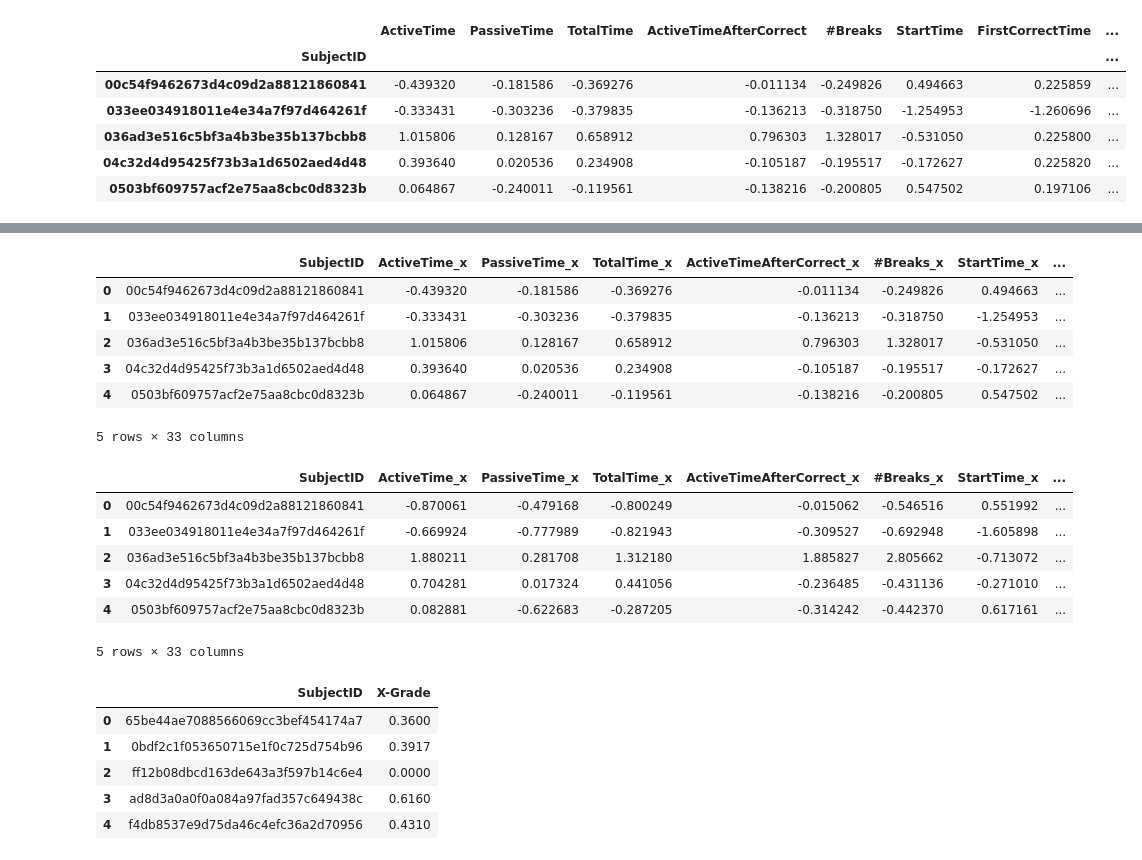
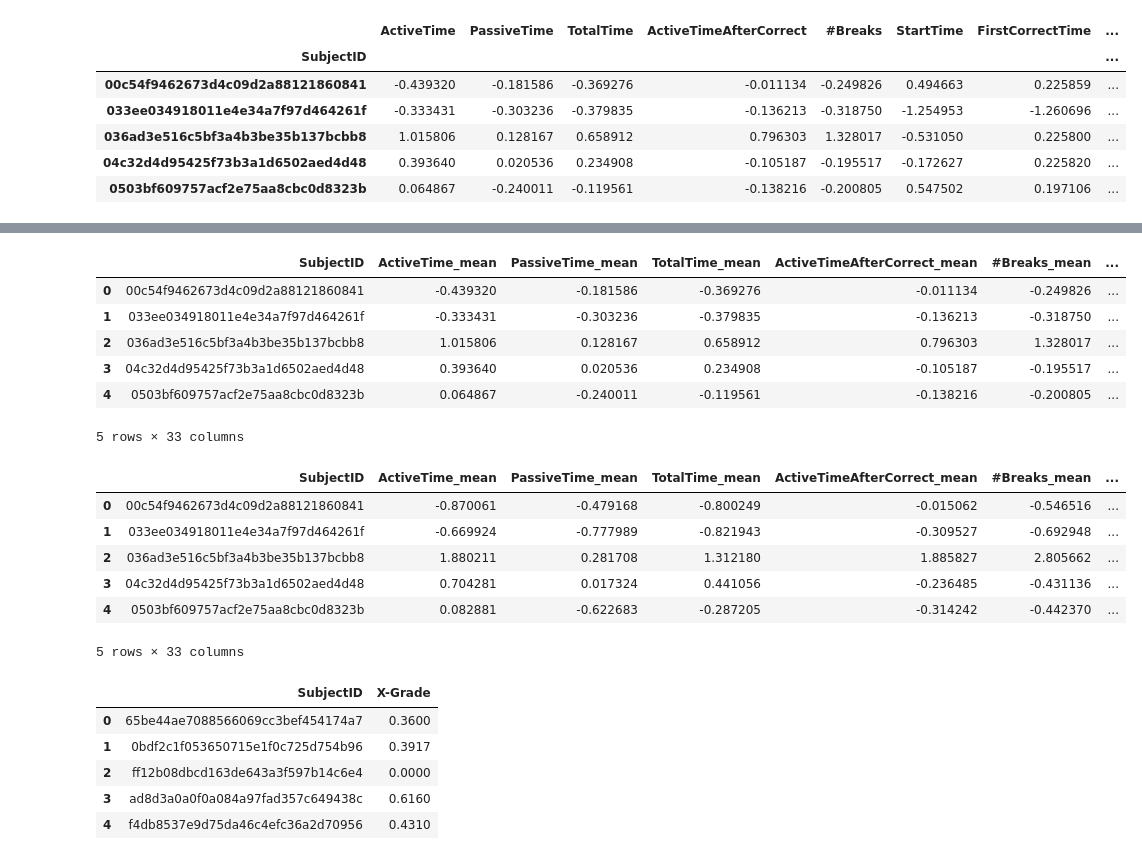
Before and after one commit to CSSPLICE/ProgSnapToolkit, a Jupyter notebook: test_anaytics.ipynb, the cells around one changed output, grey strips where cells are left out. Cells and saved outputs as stored; diff of their text form; code cells hidden in the pictures.

```diff
--- a/test_anaytics.ipynb
+++ b/test_anaytics.ipynb
@@ -326,18 +326,19 @@ subject_totals.head()
 # %%
 subject_features = pd.merge(
     subject_means.reset_index(),
     subject_totals.reset_index(),
     on=Cols.SubjectID,
-    how="outer"
+    how="outer",
+    suffixes=('_mean', '_sum')
 )
 subject_features.head()
 # %% [output]
-|  | SubjectID | ActiveTime_x | PassiveTime_x | TotalTime_x | ActiveTimeAfterCorrect_x | #Breaks_x | StartTime_x | ... |
-| 0 | 00c54f9462673d4c09d2a88121860841 | -0.439320 | -0.181586 | -0.369276 | -0.011134 | -0.249826 | 0.494663 | ... |
-| 1 | 033ee034918011e4e34a7f97d464261f | -0.333431 | -0.303236 | -0.379835 | -0.136213 | -0.318750 | -1.254953 | ... |
-| 2 | 036ad3e516c5bf3a4b3be35b137bcbb8 | 1.015806 | 0.128167 | 0.658912 | 0.796303 | 1.328017 | -0.531050 | ... |
-| 3 | 04c32d4d95425f73b3a1d6502aed4d48 | 0.393640 | 0.020536 | 0.234908 | -0.105187 | -0.195517 | -0.172627 | ... |
-| 4 | 0503bf609757acf2e75aa8cbc0d8323b | 0.064867 | -0.240011 | -0.119561 | -0.138216 | -0.200805 | 0.547502 | ... |
+|  | SubjectID | ActiveTime_mean | PassiveTime_mean | TotalTime_mean | ActiveTimeAfterCorrect_mean | #Breaks_mean | ... |
+| 0 | 00c54f9462673d4c09d2a88121860841 | -0.439320 | -0.181586 | -0.369276 | -0.011134 | -0.249826 | ... |
+| 1 | 033ee034918011e4e34a7f97d464261f | -0.333431 | -0.303236 | -0.379835 | -0.136213 | -0.318750 | ... |
+| 2 | 036ad3e516c5bf3a4b3be35b137bcbb8 | 1.015806 | 0.128167 | 0.658912 | 0.796303 | 1.328017 | ... |
+| 3 | 04c32d4d95425f73b3a1d6502aed4d48 | 0.393640 | 0.020536 | 0.234908 | -0.105187 | -0.195517 | ... |
+| 4 | 0503bf609757acf2e75aa8cbc0d8323b | 0.064867 | -0.240011 | -0.119561 | -0.138216 | -0.200805 | ... |
 5 rows × 33 columns
 # %%
 assert subject_features.isna().mean().mean() == 0
@@ -347,12 +348,12 @@ numeric_cols = subject_feautres_z.select_dtypes(include=["number"]).columns
 subject_feautres_z[numeric_cols] = subject_feautres_z[numeric_cols].apply(lambda x: (x - x.mean()) / (x.std() if x.std() > 0 else 1), axis=0)
 subject_feautres_z.head()
 # %% [output]
-|  | SubjectID | ActiveTime_x | PassiveTime_x | TotalTime_x | ActiveTimeAfterCorrect_x | #Breaks_x | StartTime_x | ... |
-| 0 | 00c54f9462673d4c09d2a88121860841 | -0.870061 | -0.479168 | -0.800249 | -0.015062 | -0.546516 | 0.551992 | ... |
-| 1 | 033ee034918011e4e34a7f97d464261f | -0.669924 | -0.777989 | -0.821943 | -0.309527 | -0.692948 | -1.605898 | ... |
-| 2 | 036ad3e516c5bf3a4b3be35b137bcbb8 | 1.880211 | 0.281708 | 1.312180 | 1.885827 | 2.805662 | -0.713072 | ... |
-| 3 | 04c32d4d95425f73b3a1d6502aed4d48 | 0.704281 | 0.017324 | 0.441056 | -0.236485 | -0.431136 | -0.271010 | ... |
-| 4 | 0503bf609757acf2e75aa8cbc0d8323b | 0.082881 | -0.622683 | -0.287205 | -0.314242 | -0.442370 | 0.617161 | ... |
+|  | SubjectID | ActiveTime_mean | PassiveTime_mean | TotalTime_mean | ActiveTimeAfterCorrect_mean | #Breaks_mean | ... |
+| 0 | 00c54f9462673d4c09d2a88121860841 | -0.870061 | -0.479168 | -0.800249 | -0.015062 | -0.546516 | ... |
+| 1 | 033ee034918011e4e34a7f97d464261f | -0.669924 | -0.777989 | -0.821943 | -0.309527 | -0.692948 | ... |
+| 2 | 036ad3e516c5bf3a4b3be35b137bcbb8 | 1.880211 | 0.281708 | 1.312180 | 1.885827 | 2.805662 | ... |
+| 3 | 04c32d4d95425f73b3a1d6502aed4d48 | 0.704281 | 0.017324 | 0.441056 | -0.236485 | -0.431136 | ... |
+| 4 | 0503bf609757acf2e75aa8cbc0d8323b | 0.082881 | -0.622683 | -0.287205 | -0.314242 | -0.442370 | ... |
 5 rows × 33 columns
 # %%
 grades = dataset.get_link_table("Subject")
```
Also changed, not shown: parts of 1 cell of this notebook.
